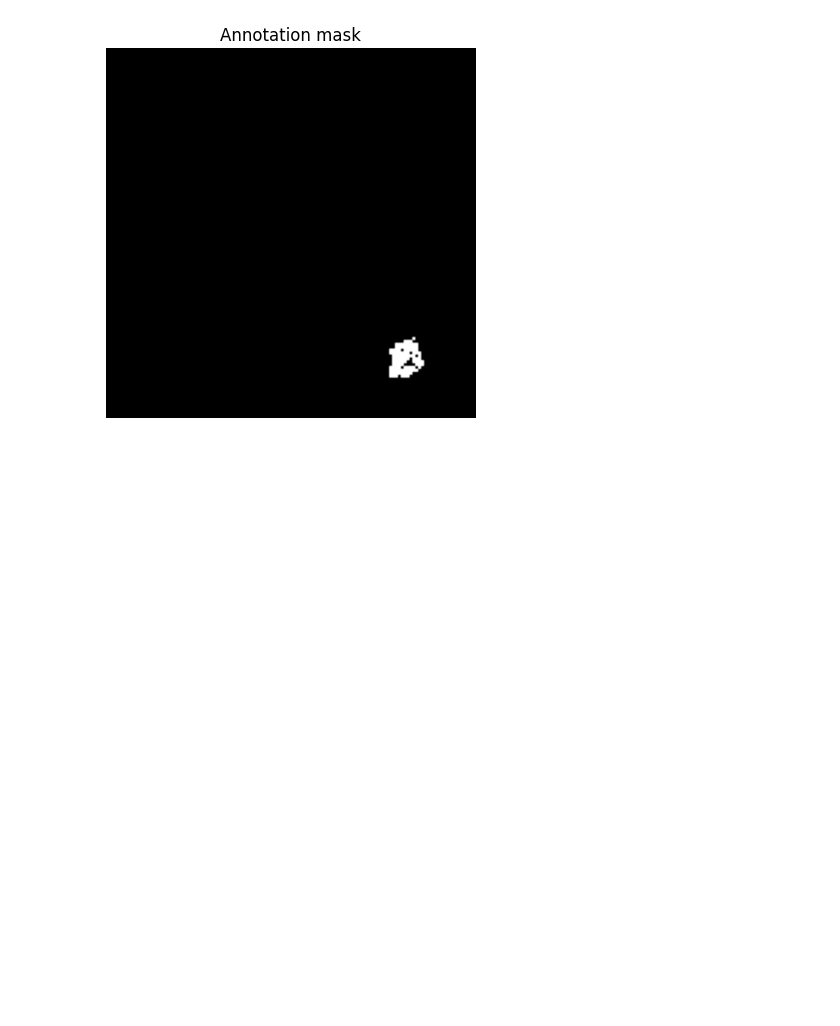
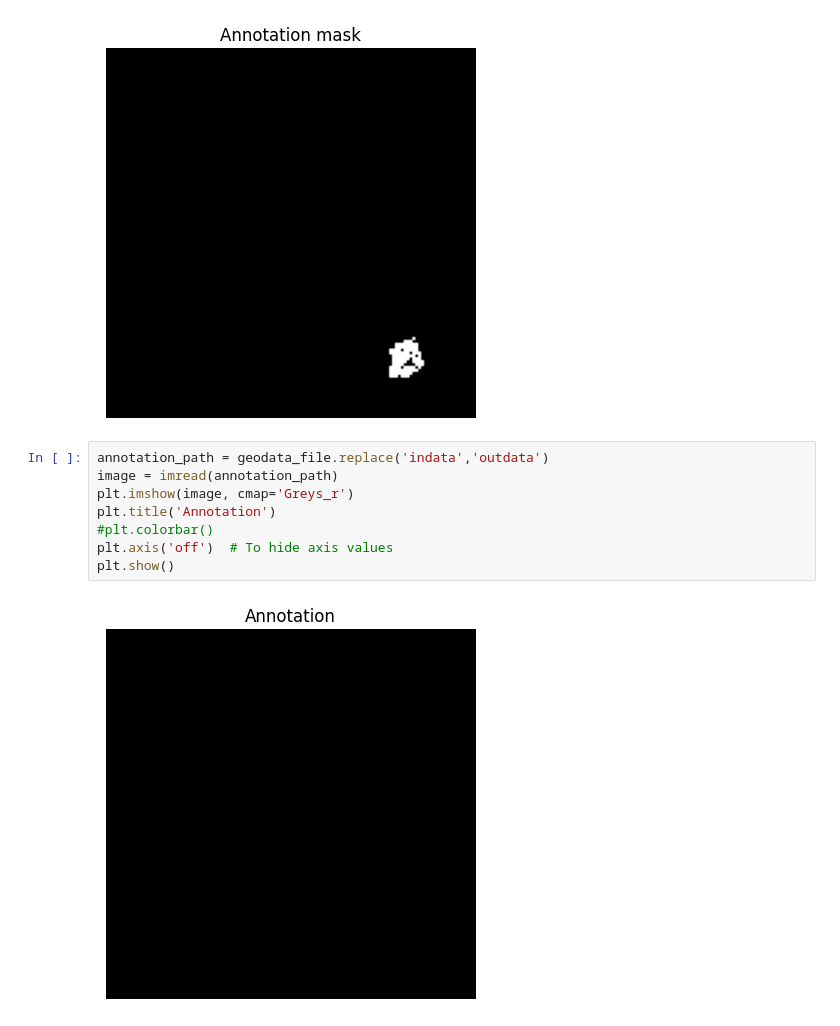
Before and after one commit to BiodiversityLab/bioscann, a Jupyter notebook: load_training_data_tiff.ipynb, the cells around one changed output. Cells and saved outputs as stored; diff of their text form; blank space fills up the shorter version.

```diff
--- a/load_training_data_tiff.ipynb
+++ b/load_training_data_tiff.ipynb
@@ -71,3 +71,13 @@ plt.axis('off')  # To hide axis values
 plt.show()
 # %% [output]
 [figure]
+# %%
+annotation_path = geodata_file.replace('indata','outdata')
+image = imread(annotation_path)
+plt.imshow(image, cmap='Greys_r')
+plt.title('Annotation')
+#plt.colorbar()
+plt.axis('off')  # To hide axis values
+plt.show()
+# %% [output]
+[figure, added]
```
Also changed, not shown: parts of 15 cells of this notebook, 25 other files.
